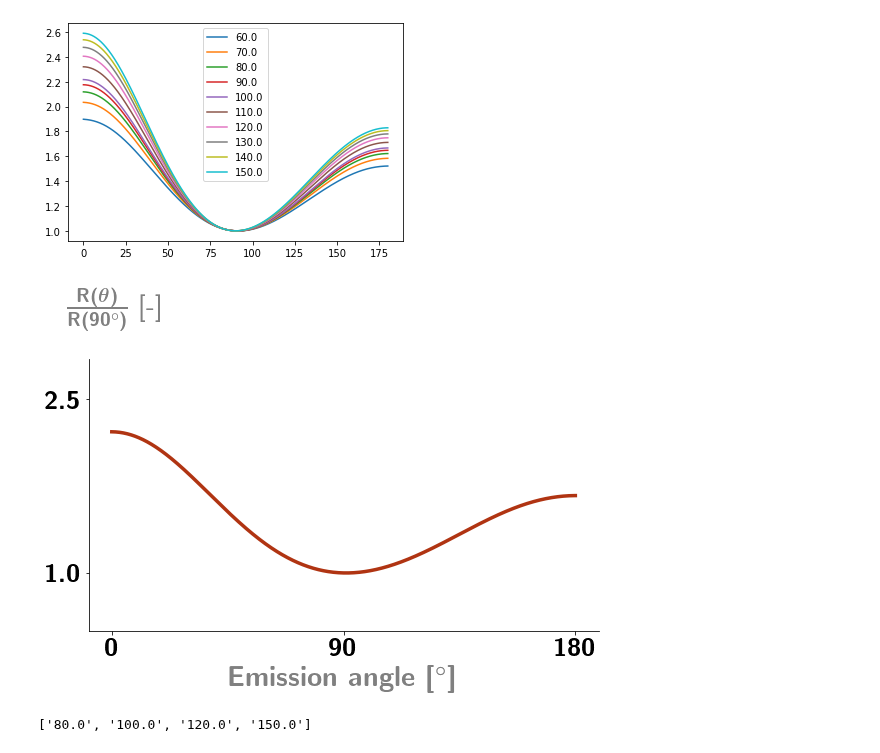
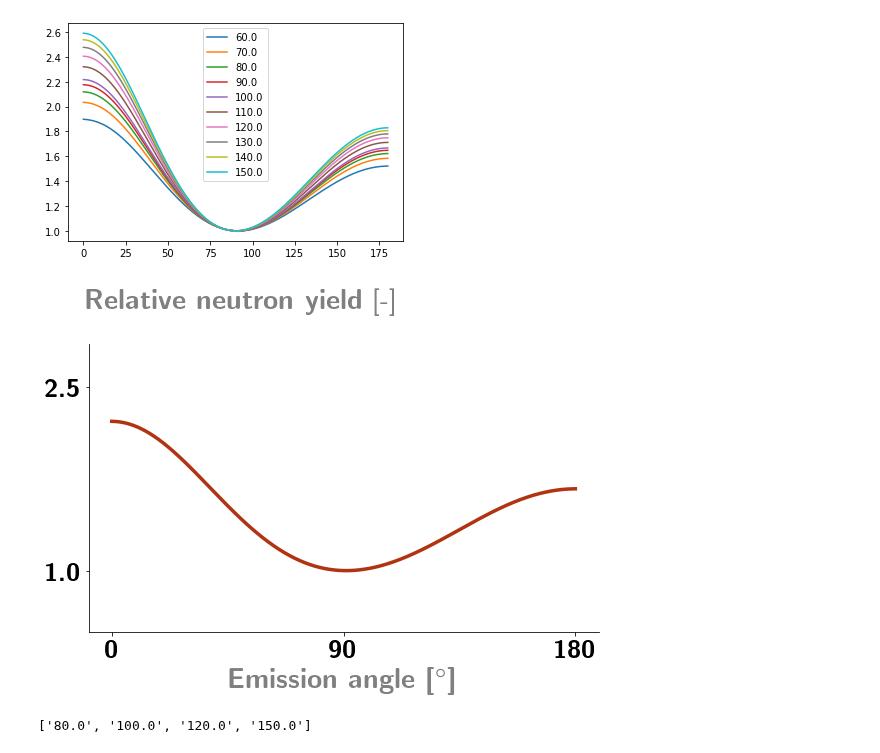
Before and after one commit to kromerh/phd_python, a Jupyter notebook: 19.Defense_plots/neutron_yield_vs_angle.ipynb, the cells around one changed output. Saved outputs shown, nothing was run; the diff lists cells and outputs as text; code cells hidden in the pictures.

Commit message:
plots

```diff
--- a/19.Defense_plots/neutron_yield_vs_angle.ipynb
+++ b/19.Defense_plots/neutron_yield_vs_angle.ipynb
@@ -141,36 +141,36 @@ cols_plot = ['80.0', '100.0', '120.0', '150.0']
 
 
 colors = ['darkgreen', 'darkorange', 'darkblue', 'darkred']
 linestyles = ['-', '--', "dotted", (0, (3, 5, 1, 5))]
 linestyles = ['-', '--', "dotted", (0, (3, 5, 1, 5))]
 
 
 
 ls='-'
 color = '#b03412'
 col = '100.0'
 label = int(float(col))
 p1=ax1.plot(data_rel_interp['angle_degree'].values, data_rel_interp[col].values, linestyle='-', color=color, label=label, linewidth=3.5)
 ax1.set_xlabel(r"\textbf{Emission angle [$^{\circ}$]}", color='gray', fontsize=fs)
 ax1.tick_params('x', colors='black', labelsize=fs-2)
 ax1.tick_params(axis='y', labelcolor='black', labelsize=fs-2)
 
 ax1.set_xticks([0, 90, 180])
 ax1.set_yticks([2.5, 1])
 ax1.set_ylim(0.5, 2.85)
-ax1.set_ylabel(r"$\frac{R(\theta)}{R(90^{\circ})}$ [-]", color='gray', rotation=0, fontsize=fs)
-ax1.yaxis.set_label_coords(0.05,1.1)
+ax1.set_ylabel(r"$\textbf{Relative neutron yield}$ [-]", color='gray', rotation=0, fontsize=fs)
+ax1.yaxis.set_label_coords(0.3,1.1)
 ax1.spines['top'].set_visible(False)
 ax1.spines['right'].set_visible(False)
 
 
 # ax1.grid(None)
 plt.tight_layout()
 plt.savefig(f'{outputfolder}/{figname}.pdf')
 plt.savefig(f'{outputfolder}/{figname}.png', dpi=900)
 plt.show()
 # %% [output]
-[figure, old version]
+[figure, new version]
 # %%
 cols_plot
 # %% [output]
```
Also changed, not shown: 4 other files.
